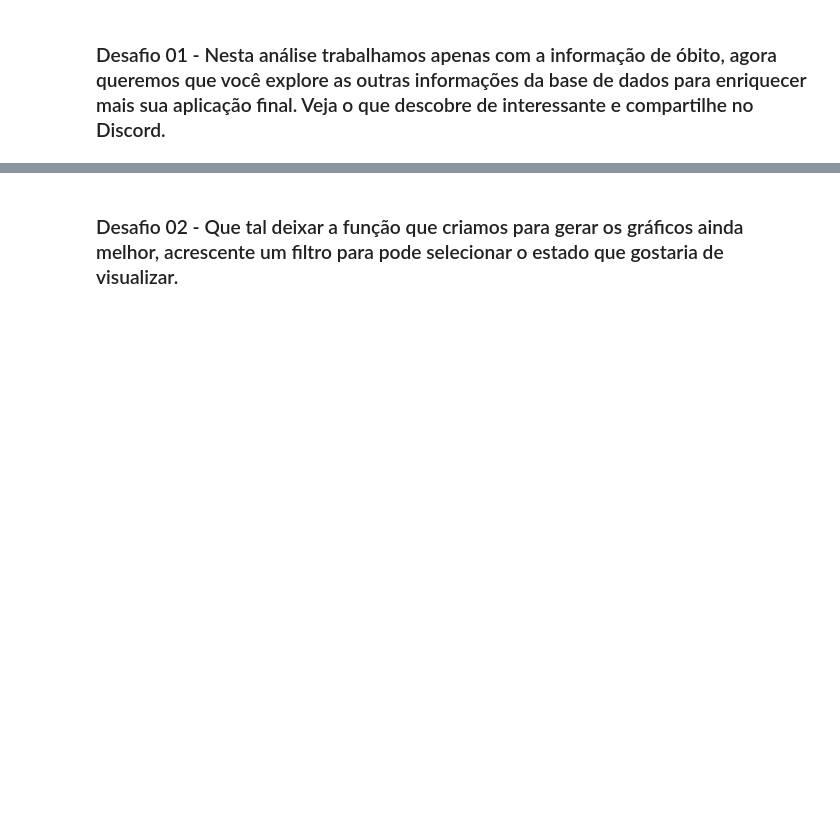
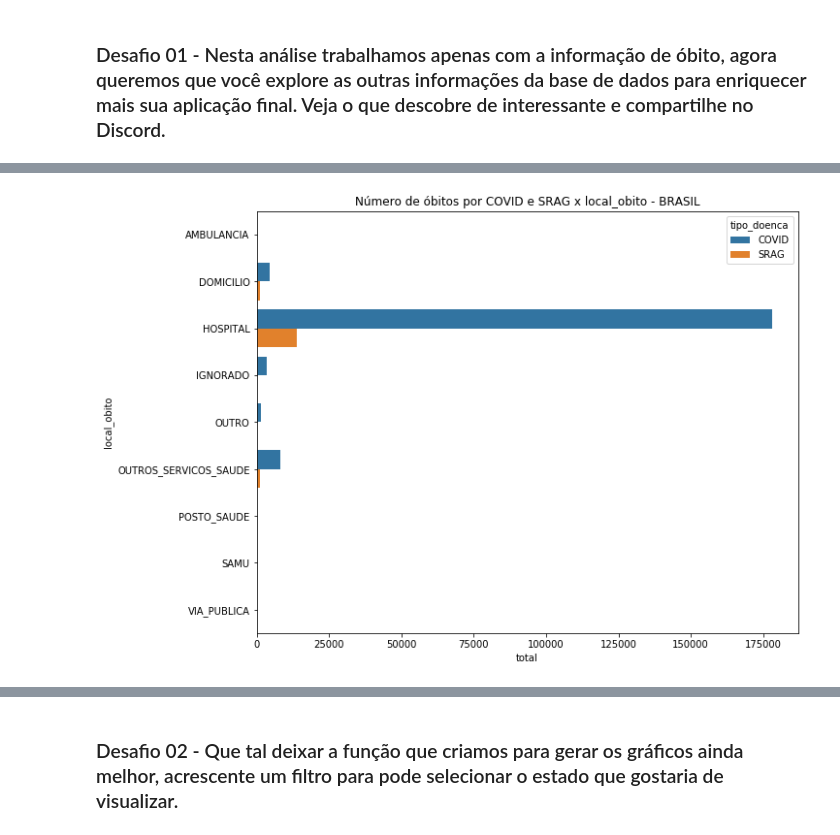
Before and after one commit to Emersonmiady/analise_covid, a Jupyter notebook: notebooks/analise_obitos_covid.ipynb, the cells around one changed output, grey strips where cells are left out. Drawn from its saved outputs; the diff is of its cells as text; code cells hidden in the pictures; blank space fills up the shorter version.

```diff
--- a/notebooks/analise_obitos_covid.ipynb
+++ b/notebooks/analise_obitos_covid.ipynb
@@ -124,0 +134,21 @@ grafico_comparativo('SRAG')
+# %%
+covid_srag = ['COVID', 'SRAG']
+dados_2020_covid_srag = dados_2020.query('tipo_doenca in @covid_srag')
+# %%
+def grafico_covid_srag(variavel_desejada, local='BRASIL'):
+    dados = dados_2020_covid_srag.copy()
+
+    if local != 'BRASIL':
+        dados = dados.query('uf == @local')
+
+    dados = dados.groupby(['tipo_doenca', variavel_desejada],
+                          as_index=False)['total'].sum()
+
+    plt.figure(figsize=(10, 8))
+    sns.barplot(y=variavel_desejada, x='total', hue='tipo_doenca', data=dados)
+    plt.title(f'Número de óbitos por COVID e SRAG x {variavel_desejada} - {local}')
+    plt.show()
+# %%
+grafico_covid_srag('local_obito')
+# %% [output]
+[figure, added]
```
Also changed, not shown: parts of 5 cells of this notebook.
